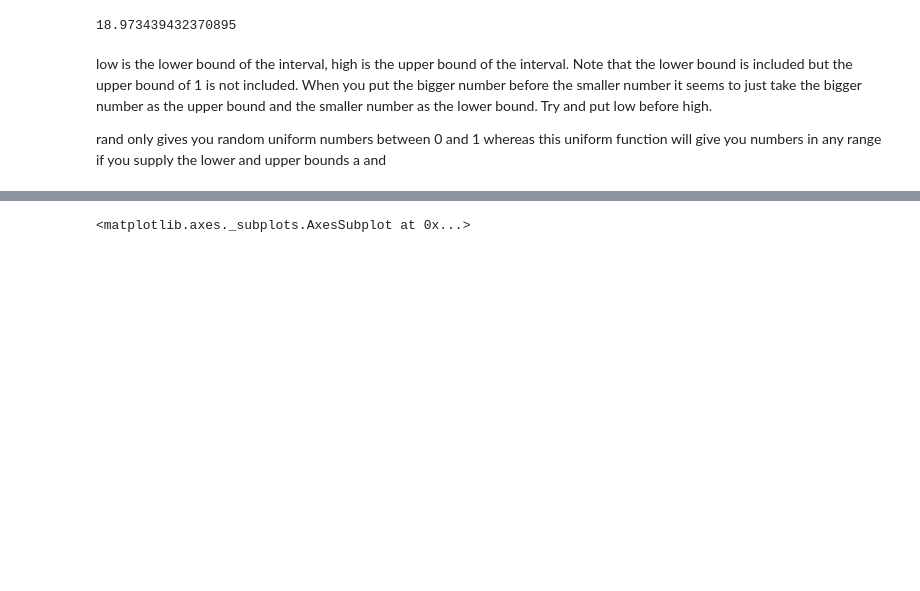
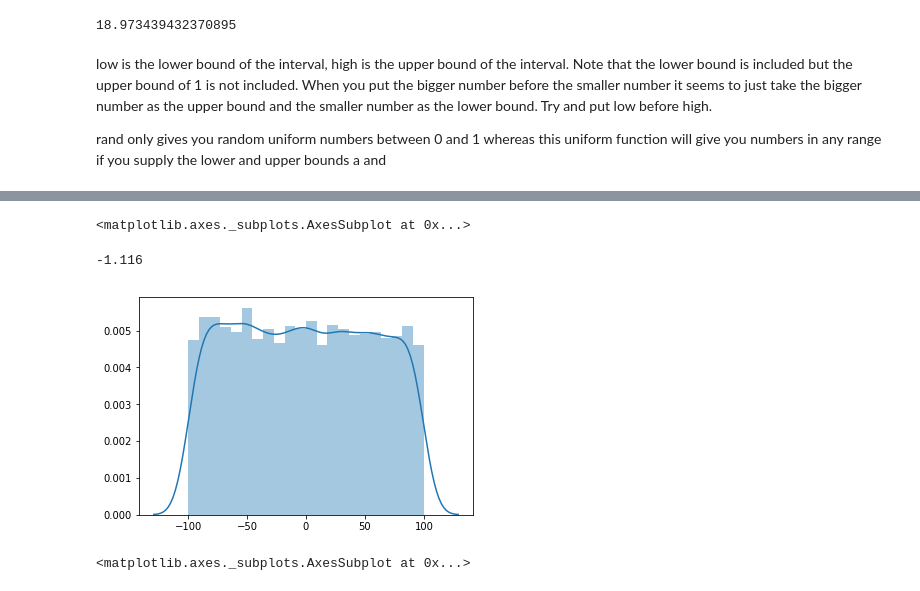
Before and after one commit to angela1C/Programming-for-Data-Analysis-numpy.random-project-2019, a Jupyter notebook: NumpyRandom.ipynb, the cells around one changed output, grey strips where cells are left out. Drawn from its saved outputs; the diff is of its cells as text; code cells hidden in the pictures; blank space fills up the shorter version.

```diff
--- a/NumpyRandom.ipynb
+++ b/NumpyRandom.ipynb
@@ -1446,6 +1409,11 @@ sns.distplot(x);  # using seaborn
 # %%
 x = np.random.uniform(-100,100,10000)
 sns.distplot(x);  # using seaborn
+np.mean(x).round(3)
+# %% [output]
+<matplotlib.axes._subplots.AxesSubplot at 0x...>
+-1.116
+[figure, added]
 # %%
 # Set up the matplotlib figure
 f, axes = plt.subplots(2, 2, figsize=(10, 6), sharex=False)
```
Also changed, not shown: parts of 33 cells of this notebook.
